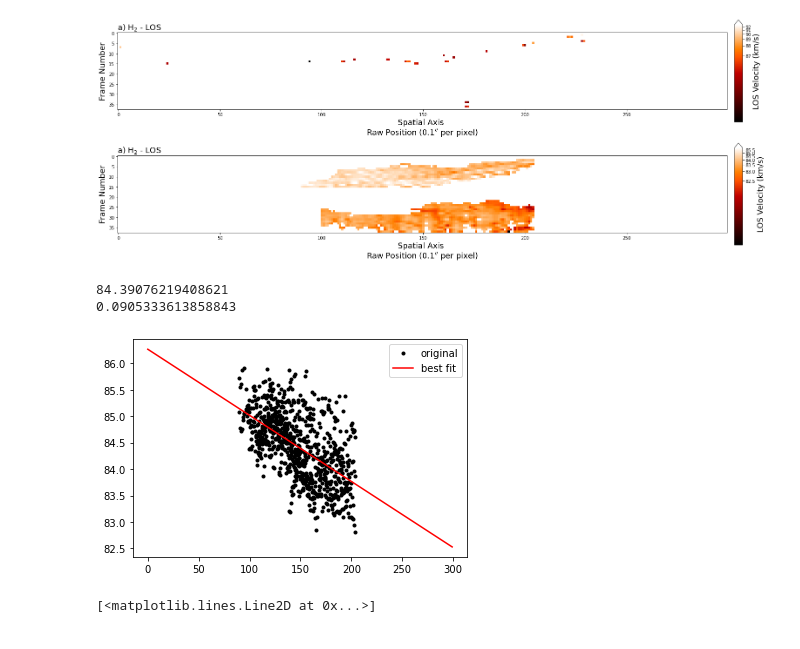
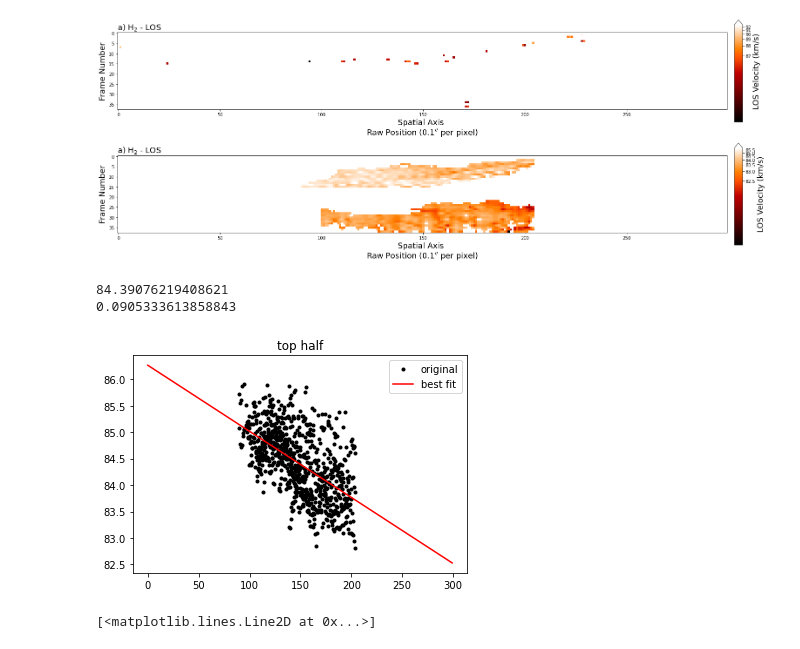
Before and after one commit to ruoyanwangdr/Dynamics-of-Jovian-Infrared-Auroral-Ionosphere-and-Thermosphere, a Jupyter notebook: code/h2_vel_spat_correct.ipynb, the cells around one changed output. Saved outputs shown, nothing was run; the diff lists cells and outputs as text; code cells hidden in the pictures.

```diff
--- a/code/h2_vel_spat_correct.ipynb
+++ b/code/h2_vel_spat_correct.ipynb
@@ -67,7 +67,7 @@ for i in range(np.size(h2_los_shifted, 0)):
     h2_plan_vel[i,:] = h2_los_shifted[i,:] - rot_rate
 
 
-spatial_velocity = h2_int_shifted + 0
+spatial_velocity = h2_los_shifted + 0
 spatial_velocity[::] = 0
 
 for i in range(np.size(spatial_velocity, 1)):
@@ -217,34 +217,35 @@ arr = los_vel2 + 0
 for i in range(0,300):
     arr[:,i] = i
 xt = arr[:16][np.isfinite(los_vel2[:16])]
 vt = los_vel2[:16][np.isfinite(los_vel2[:16])]
 
 mod = LinearModel()
 
 pars = mod.guess(vt, x=xt)
 out = mod.fit(vt, pars, x=xt)
 
 mt = out.params['slope'].value
 bt = out.params['intercept'].value
 sig_mt = out.params['slope'].stderr
 sig_bt = out.params['intercept'].stderr
 
 # x_fit = np.linspace(110,219,110)
 xtf = np.linspace(0,299,300)
 vtf = mt * xtf + bt
 vterr = np.sqrt(sig_mt**2 + sig_bt**2)
 
 plt.figure()
 plt.plot(xt, vt,'.k', label = 'original')
 plt.plot(xtf, vtf, 'r', label = 'best fit')
+plt.title('top half')
 plt.legend()
 
 print(vtf[np.where(xtf==150)][0])
 print(vterr)
 # %% [output]
 84.39076219408621
 0.0905333613858843
-[figure, old version]
+[figure, new version]
 # %%
 arr = los_vel2 + 0
 for i in range(0,300):
```
Also changed, not shown: parts of 1 cell of this notebook, 3 other files.
